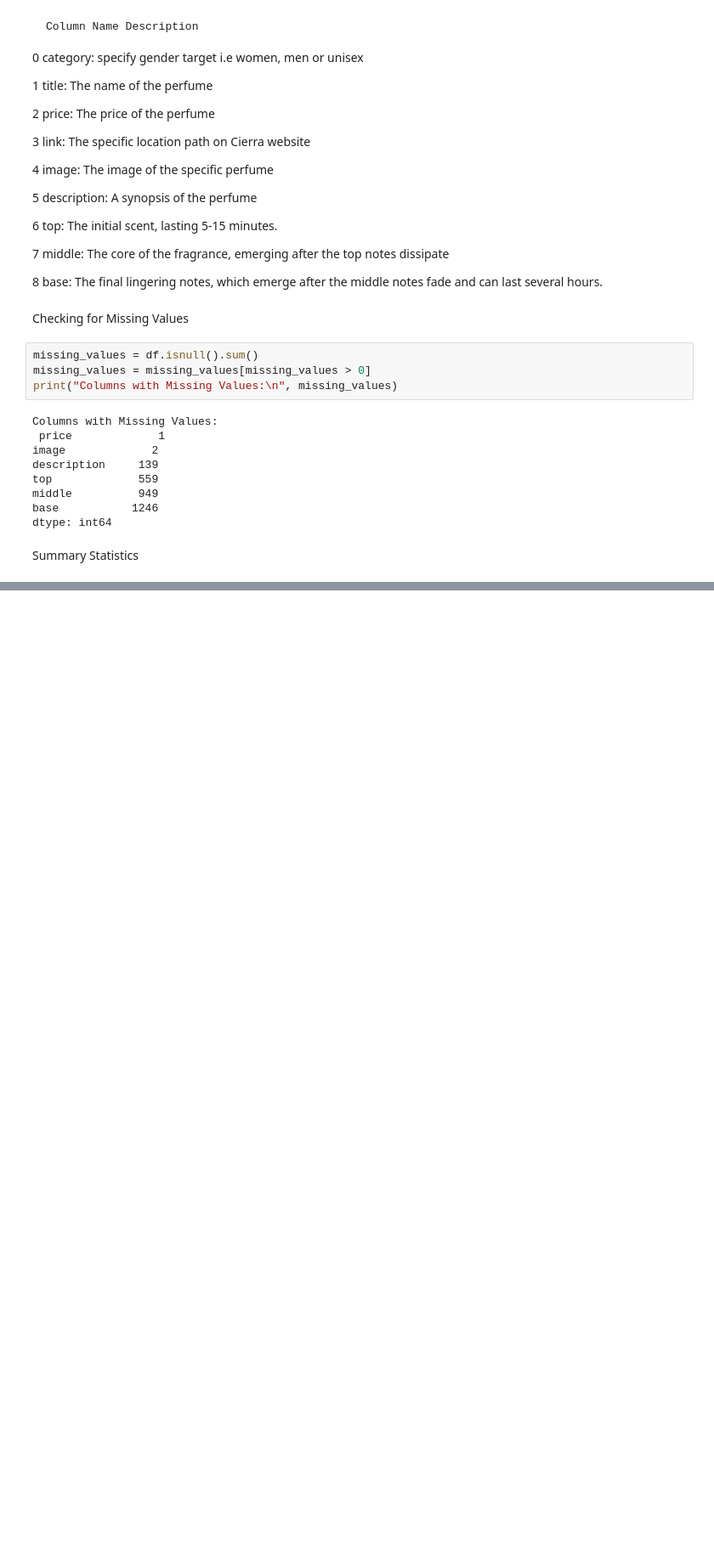
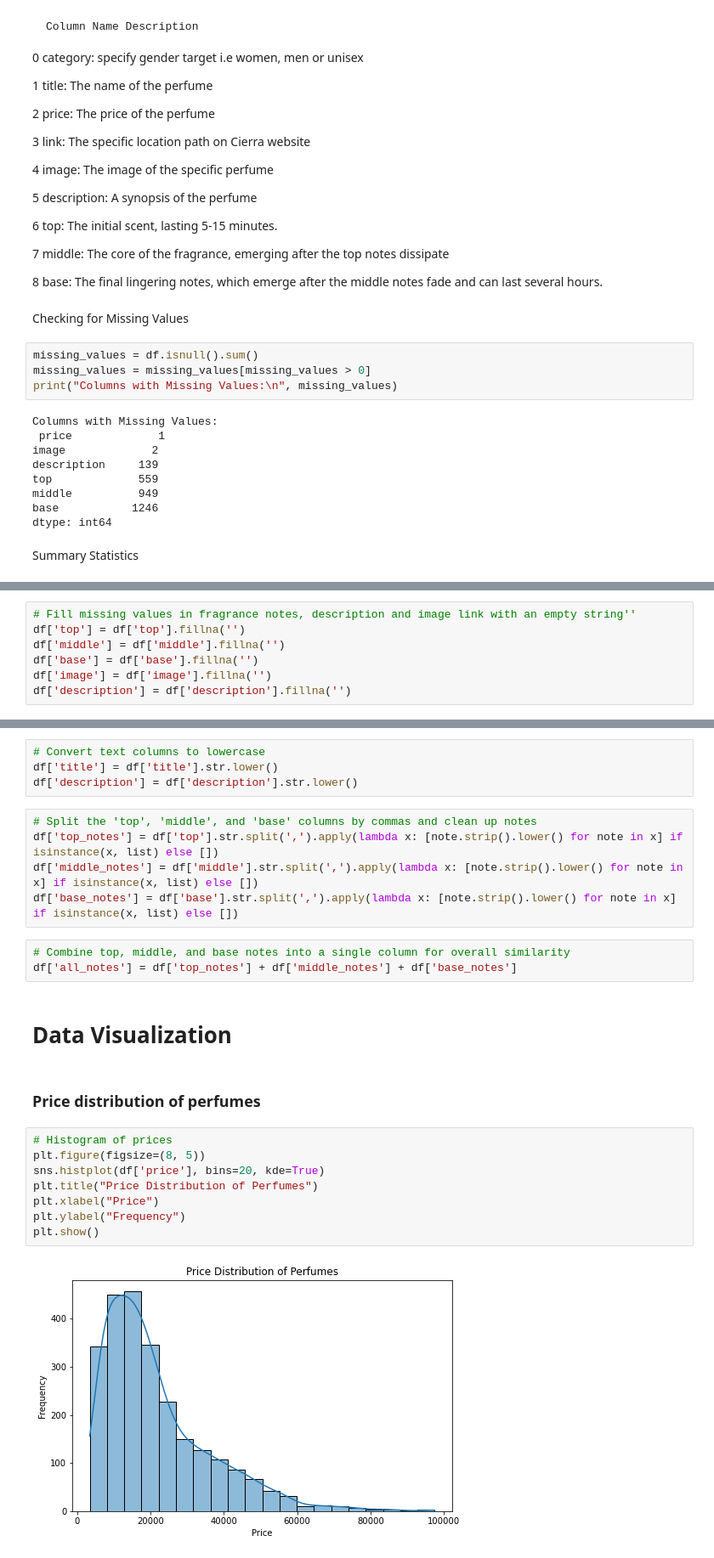
Before and after one commit to Nzoki/PERFUME-RECOMMENDER-SYSTEM, a Jupyter notebook: Notebooks/stephen.ipynb, the cells around one changed output, grey strips where cells are left out. Shown: that part at 85% size. Cells and saved outputs as stored; diff of their text form; blank space fills up the shorter version.

```diff
--- a/Notebooks/stephen.ipynb
+++ b/Notebooks/stephen.ipynb
@@ -84,0 +107,7 @@ Summary Statistics:
+# %%
+# Fill missing values in fragrance notes, description and image link with an empty string''
+df['top'] = df['top'].fillna('')
+df['middle'] = df['middle'].fillna('')
+df['base'] = df['base'].fillna('')
+df['image'] = df['image'].fillna('')
+df['description'] = df['description'].fillna('')
@@ -84,0 +130,26 @@ Summary Statistics:
+# %%
+# Convert text columns to lowercase
+df['title'] = df['title'].str.lower()
+df['description'] = df['description'].str.lower()
+# %%
+# Split the 'top', 'middle', and 'base' columns by commas and clean up notes
+df['top_notes'] = df['top'].str.split(',').apply(lambda x: [note.strip().lower() for note in x] if isinstance(x, list) else [])
+df['middle_notes'] = df['middle'].str.split(',').apply(lambda x: [note.strip().lower() for note in x] if isinstance(x, list) else [])
+df['base_notes'] = df['base'].str.split(',').apply(lambda x: [note.strip().lower() for note in x] if isinstance(x, list) else [])
+# %%
+# Combine top, middle, and base notes into a single column for overall similarity
+df['all_notes'] = df['top_notes'] + df['middle_notes'] + df['base_notes']
+# %% [markdown]
+# Data Visualization
+# %% [markdown]
+### Price distribution of perfumes
+# %%
+# Histogram of prices
+plt.figure(figsize=(8, 5))
+sns.histplot(df['price'], bins=20, kde=True)
+plt.title("Price Distribution of Perfumes")
+plt.xlabel("Price")
+plt.ylabel("Frequency")
+plt.show()
+# %% [output]
+[figure, added]
```
Also changed, not shown: parts of 41 cells of this notebook.
